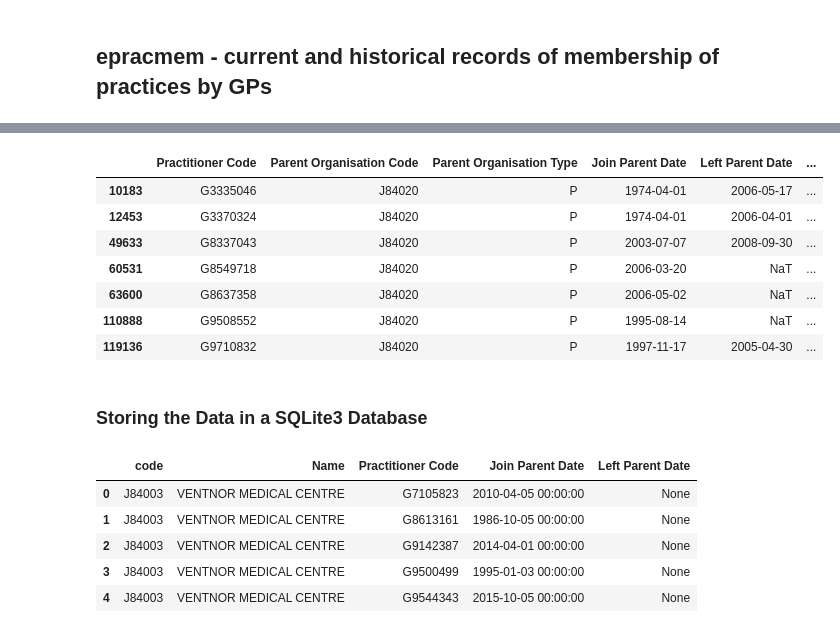
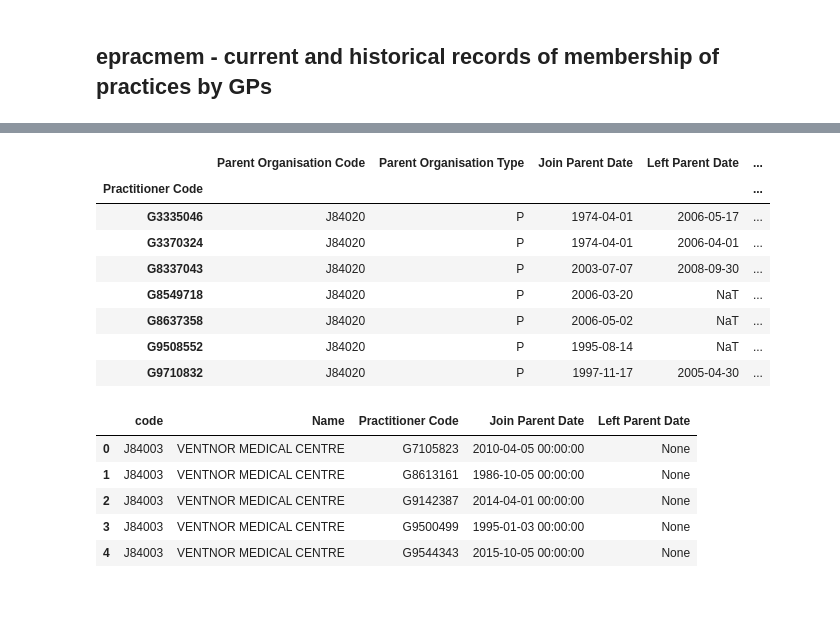
Before and after one commit to psychemedia/openHealthDataDoodles, a Jupyter notebook: notebooks/NHS and GP Administrative Data.ipynb, the cells around one changed output, grey strips where cells are left out. Drawn from its saved outputs; the diff is of its cells as text; code cells hidden in the pictures; blank space fills up the shorter version.

```diff
--- a/notebooks/NHS and GP Administrative Data.ipynb
+++ b/notebooks/NHS and GP Administrative Data.ipynb
@@ -90,22 +93,31 @@ def downloader(typ,url=None):
     #The -o flag is overkill - if we hadn't deleted the original folder it would overwrite any similar files
     !unzip -o -d data/{typ} downloads/{typ}
 # %%
-def getData(typ,dates=False,encoding=None):
+def getData(typ, names=None, dates=False, encoding=None):
     ''' Read CSV file in from downloaded and unzipped file '''
     downloader(typ)
     typPath = downloadURLs_dict[typ].split('/')[-1]
-    df = pd.read_csv('data/{typPath}/{typ}.csv'.format(typPath=typPath,typ=typ),
-                     header=None,parse_dates=dates,encoding=encoding)
+    dtypes={}
+    if names is not None:
+        for c in names:
+            if "phone" in c.lower() or " code" in c.lower() or "type" in c.lower(): dtypes[c]=str
+    df = pd.read_csv('data/{typPath}/{typ}.csv'.format(typPath=typPath,typ=typ),dtype=dtypes,
+                     header=None,names=names, parse_dates=dates,encoding=encoding)
     return df
 # %%
 def normaliser(typ,cols,dates=False,index=None,codes=None,encoding=None,db_con=None):
     ''' Download, read and process data file, adding it to a SQLite database '''
-    df=getData(typ,dates=dates,encoding=encoding)
-    df.columns=cols
-    if 'Null' in df.columns: df.drop('Null', axis=1, inplace=True)
+    if dates=='auto':
+        dates=[cols.index(c) for c in cols if 'date' in c.lower()]
+    if index=='auto':
+        index=[cols[0]]
+    df=getData(typ, names=cols, dates=dates,encoding=encoding)
+    #df.columns=cols
+    for c in df.columns:
+        if c.startswith('Null') : df.drop(c, axis=1, inplace=True)
     if codes is not None:
         for col in codes:
-            df[col]=df[col].map(codes[col])
+            df[col + ' Value']=df[col].astype(str).map(codes[col])
     if index is not None: df=df.set_index(index)
     if db_con is not None: df.to_sql(con=db_con, name=typ,if_exists='replace')
     return df
@@ -443,3 +418,5 @@ Archive:  downloads/epracmem.zip
 # %%
 cols=['Practitioner Code','Parent Organisation Code','Parent Organisation Type','Join Parent Date',
       'Left Parent Date','Amended Record Indicator']
+
+codes={}
@@ -452,0 +423,4 @@ epracmem.head(2)
+# %%
+typ='epracmem'
+tmp=normaliser(typ,cols,dates="auto",index="auto", codes=codes, encoding='Latin-1',db_con=con)
+tmp.head(3)
@@ -453,13 +440,12 @@ epracmem.head(2)
 # %%
-epracmem[epracmem['Parent Organisation Code']=='J84020']
+tmp[tmp['Parent Organisation Code']=='J84020']
 # %% [output]
-|  | Practitioner Code | Parent Organisation Code | Parent Organisation Type | Join Parent Date | Left Parent Date | ... |
-| 10183 | G3335046 | J84020 | P | 1974-04-01 | 2006-05-17 | ... |
-| 12453 | G3370324 | J84020 | P | 1974-04-01 | 2006-04-01 | ... |
-| 49633 | G8337043 | J84020 | P | 2003-07-07 | 2008-09-30 | ... |
-| 60531 | G8549718 | J84020 | P | 2006-03-20 | NaT | ... |
-| 63600 | G8637358 | J84020 | P | 2006-05-02 | NaT | ... |
-| 110888 | G9508552 | J84020 | P | 1995-08-14 | NaT | ... |
-| 119136 | G9710832 | J84020 | P | 1997-11-17 | 2005-04-30 | ... |
+|  | Parent Organisation Code | Parent Organisation Type | Join Parent Date | Left Parent Date | ... |
+| Practitioner Code |  |  |  |  | ... |
+| G3335046 | J84020 | P | 1974-04-01 | 2006-05-17 | ... |
+| G3370324 | J84020 | P | 1974-04-01 | 2006-04-01 | ... |
+| G8337043 | J84020 | P | 2003-07-07 | 2008-09-30 | ... |
+| G8549718 | J84020 | P | 2006-03-20 | NaT | ... |
+| G8637358 | J84020 | P | 2006-05-02 | NaT | ... |
+| G9508552 | J84020 | P | 1995-08-14 | NaT | ... |
+| G9710832 | J84020 | P | 1997-11-17 | 2005-04-30 | ... |
-# %% [markdown]
-### Storing the Data in a SQLite3 Database
```
Also changed, not shown: parts of 135 cells of this notebook.
